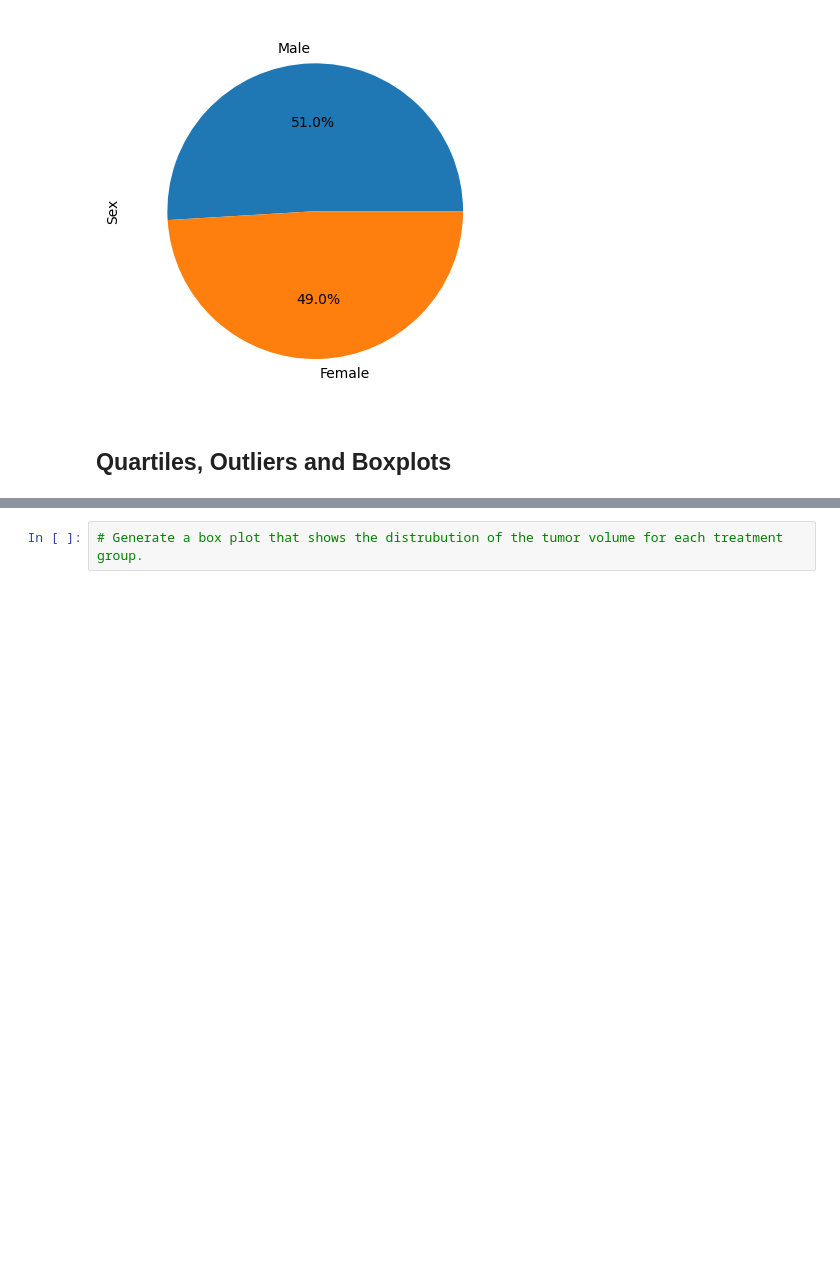
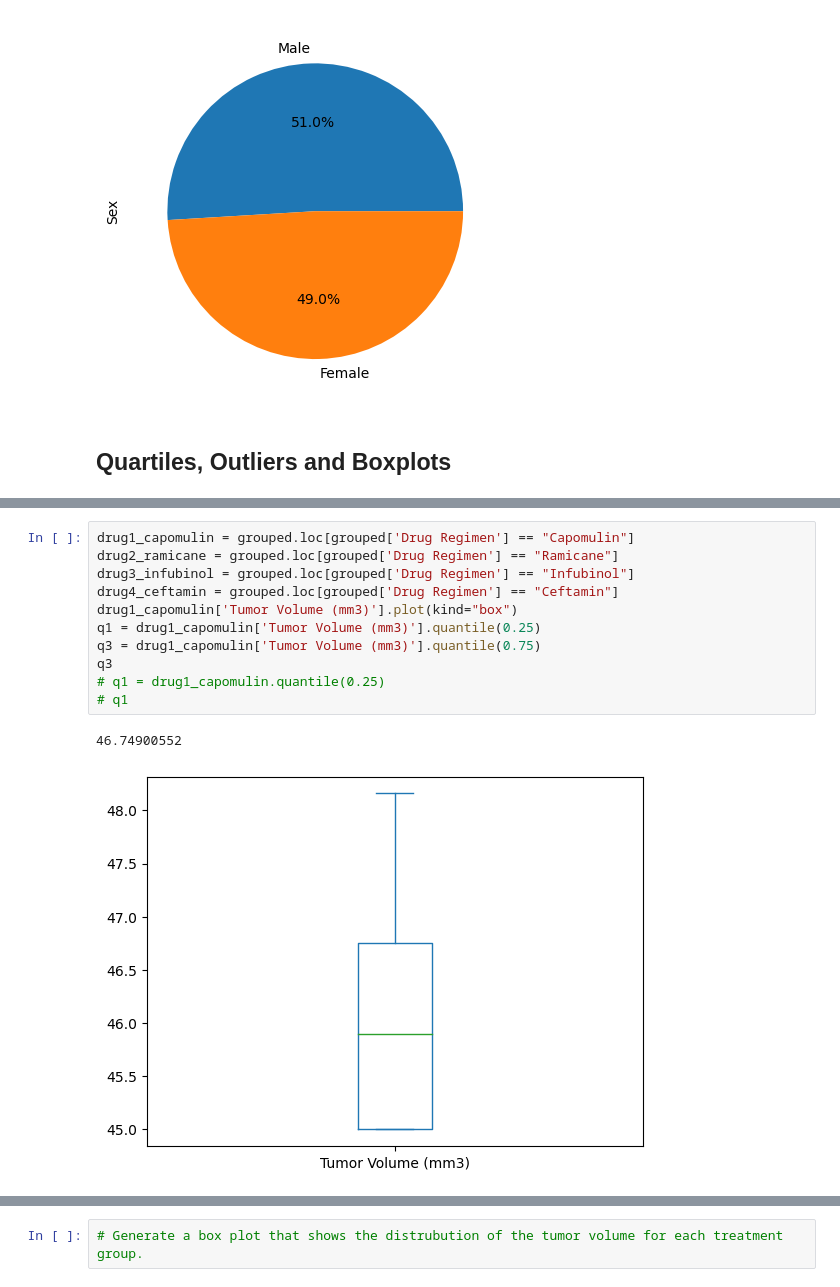
Before and after one commit to alyssahondrade/matplotlib-challenge, a Jupyter notebook: pymaceuticals.ipynb, the cells around one changed output, grey strips where cells are left out. Drawn from its saved outputs; the diff is of its cells as text; blank space fills up the shorter version.

```diff
--- a/pymaceuticals.ipynb
+++ b/pymaceuticals.ipynb
@@ -313,0 +391,14 @@ Ceftamin's potential outliers: Series([], Name: Tumor Volume (mm3), dtype: float
+# %%
+drug1_capomulin = grouped.loc[grouped['Drug Regimen'] == "Capomulin"]
+drug2_ramicane = grouped.loc[grouped['Drug Regimen'] == "Ramicane"]
+drug3_infubinol = grouped.loc[grouped['Drug Regimen'] == "Infubinol"]
+drug4_ceftamin = grouped.loc[grouped['Drug Regimen'] == "Ceftamin"]
+drug1_capomulin['Tumor Volume (mm3)'].plot(kind="box")
+q1 = drug1_capomulin['Tumor Volume (mm3)'].quantile(0.25)
+q3 = drug1_capomulin['Tumor Volume (mm3)'].quantile(0.75)
+q3
+# q1 = drug1_capomulin.quantile(0.25)
+# q1
+# %% [output]
+46.74900552
+[figure, added]
```
Also changed, not shown: parts of 9 cells of this notebook, 1 other file.
